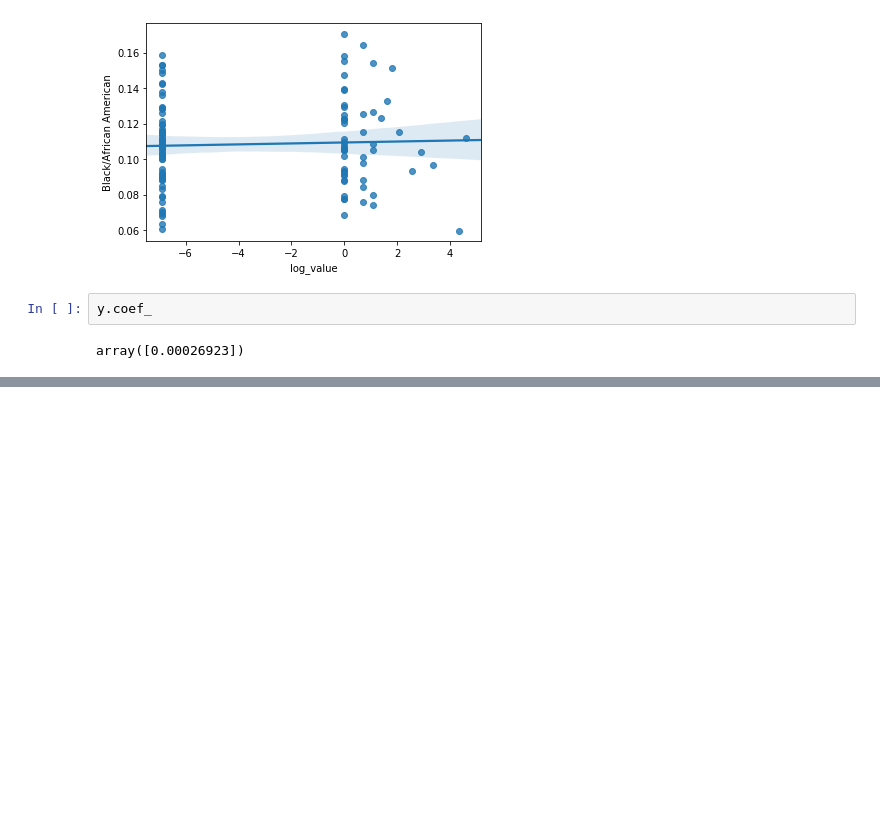
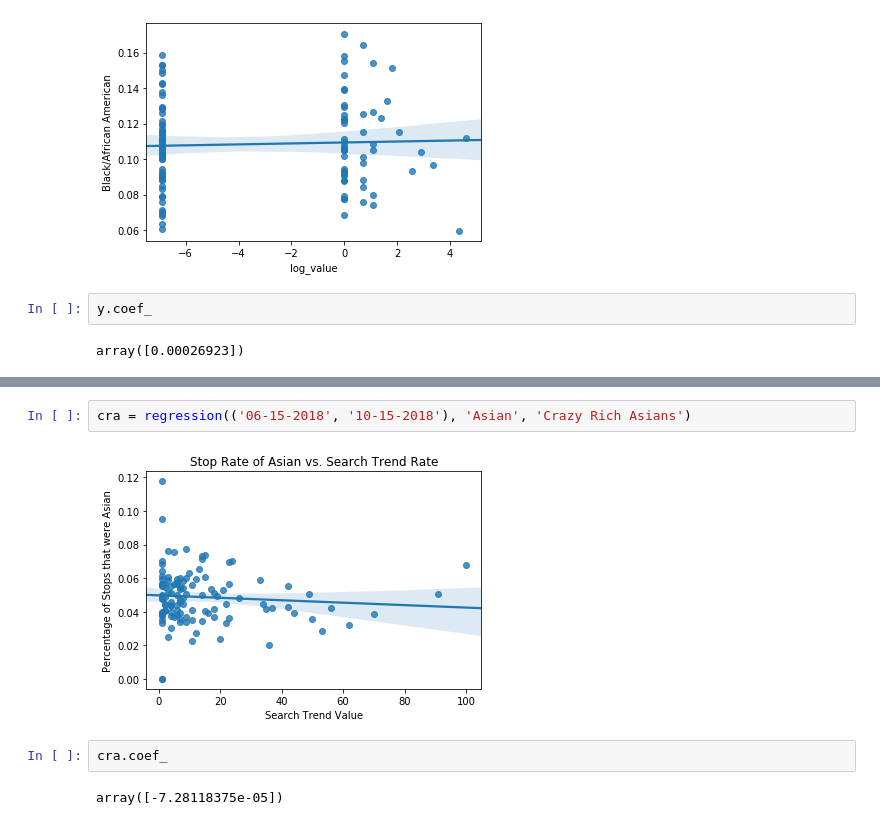
Before and after one commit to tevans-barton/Fair-Policing-Capstone, a Jupyter notebook: notebooks/RegressionNotebook.ipynb, the cells around one changed output, grey strips where cells are left out. Drawn from its saved outputs; the diff is of its cells as text; blank space fills up the shorter version.

```diff
--- a/notebooks/RegressionNotebook.ipynb
+++ b/notebooks/RegressionNotebook.ipynb
@@ -163,0 +211,8 @@ array([0.00026923])
+# %%
+cra = regression(('06-15-2018', '10-15-2018'), 'Asian', 'Crazy Rich Asians')
+# %% [output]
+[figure, added]
+# %%
+cra.coef_
+# %% [output]
+array([-7.28118375e-05])
```
Also changed, not shown: parts of 12 cells of this notebook, 2 other files.
